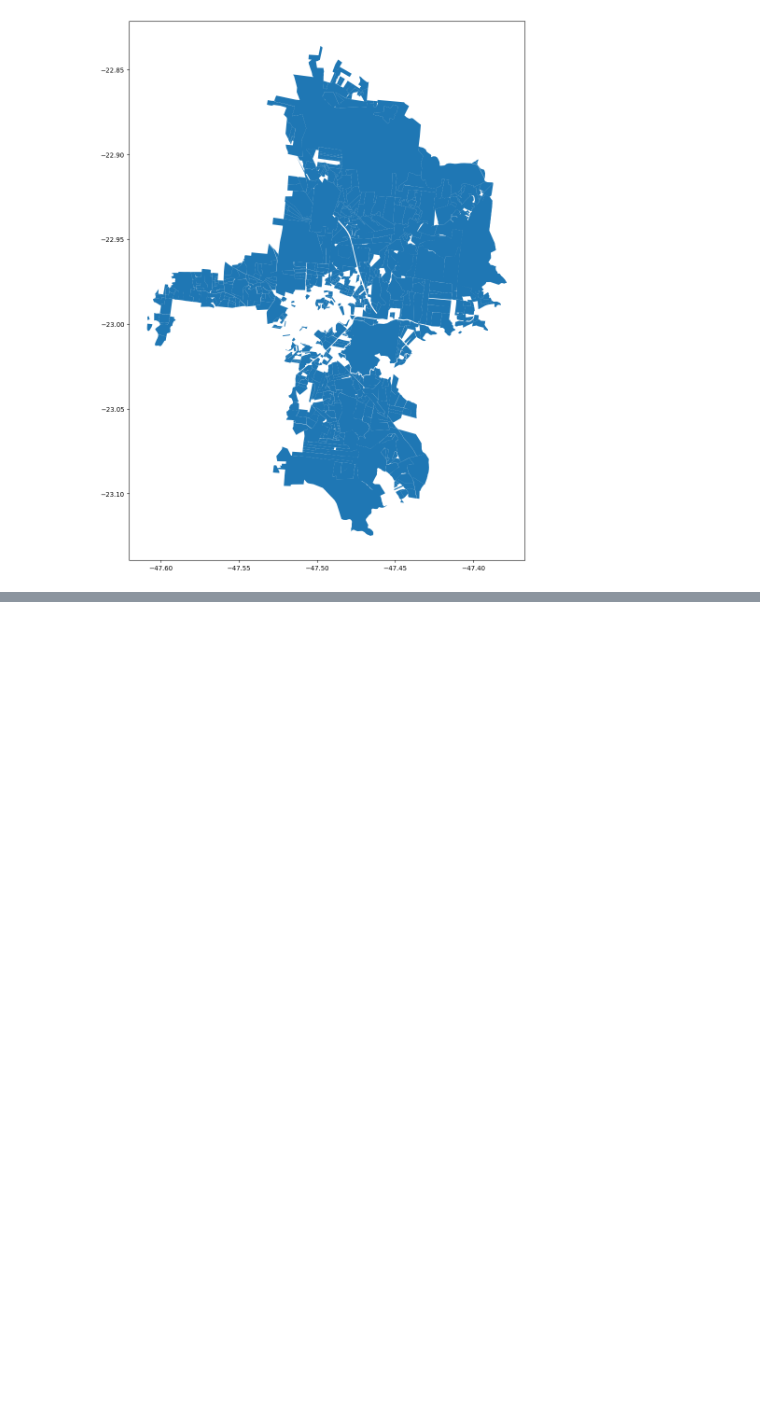
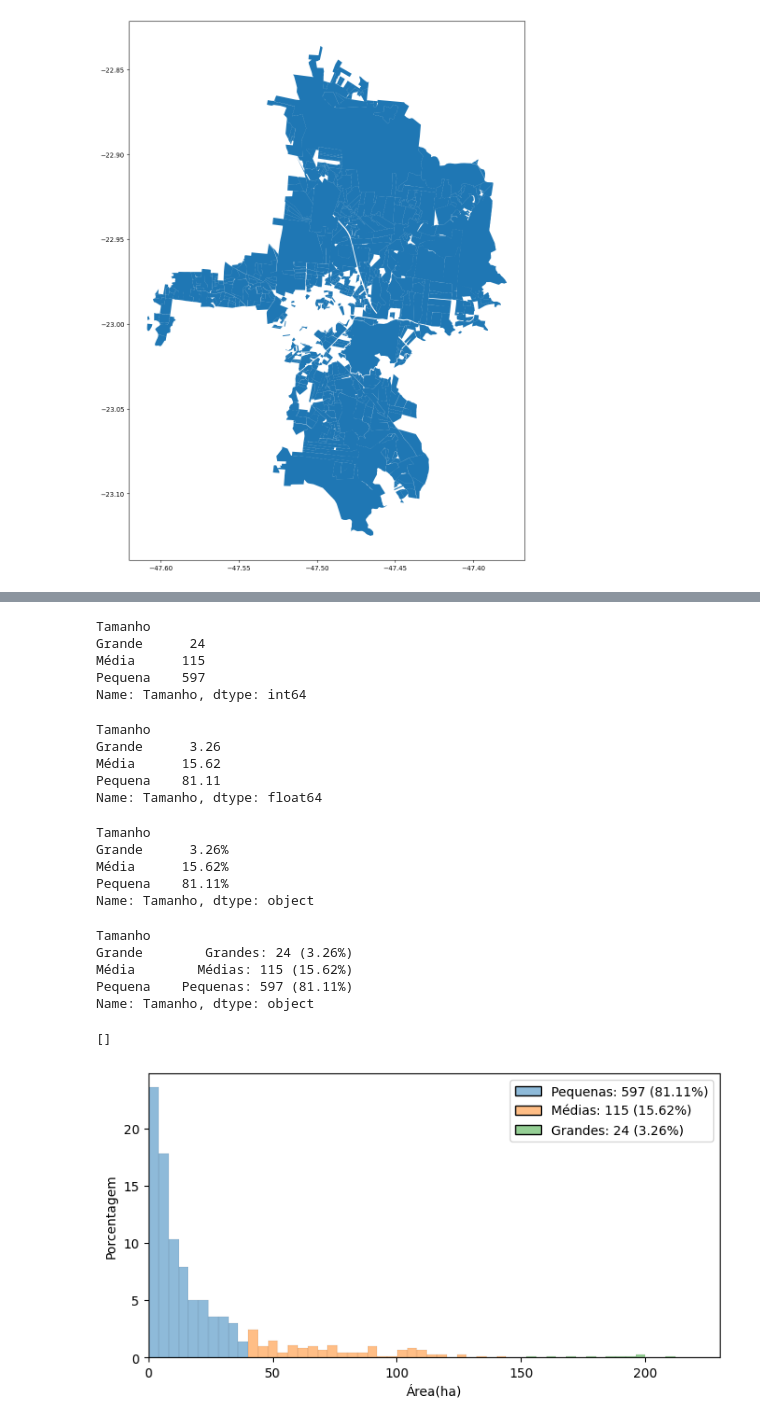
Before and after one commit to pazzi/tcc_ifsp, a Jupyter notebook: src/car_geopandas_imoveis_rurais.ipynb, the cells around one changed output, grey strips where cells are left out. Saved outputs shown, nothing was run; the diff lists cells and outputs as text; code cells hidden in the pictures; blank space fills up the shorter version.

```diff
--- a/src/car_geopandas_imoveis_rurais.ipynb
+++ b/src/car_geopandas_imoveis_rurais.ipynb
@@ -64,0 +61,55 @@ plt.show()
+# %%
+qdes = df.groupby('Tamanho')['Tamanho'].count()
+qdes
+# %% [output]
+Tamanho
+Grande      24
+Média      115
+Pequena    597
+Name: Tamanho, dtype: int64
+# %%
+percs = round(100 * qdes / sum(qdes), 2)
+percs
+# %% [output]
+Tamanho
+Grande      3.26
+Média      15.62
+Pequena    81.11
+Name: Tamanho, dtype: float64
+# %%
+percs = percs.apply(lambda x: f"{x}%")
+percs
+# %% [output]
+Tamanho
+Grande      3.26%
+Média      15.62%
+Pequena    81.11%
+Name: Tamanho, dtype: object
+# %%
+labels = qdes.astype('str') + ' (' + percs + ')'
+labels = labels.index + 's: ' + labels
+labels
+# %% [output]
+Tamanho
+Grande        Grandes: 24 (3.26%)
+Média        Médias: 115 (15.62%)
+Pequena    Pequenas: 597 (81.11%)
+Name: Tamanho, dtype: object
+# %%
+import matplotlib.patheffects as pe
+
+plt.figure(figsize=(8,4))
+g = sns.histplot(df, x='Área(ha)', stat='percent', hue='Tamanho', binwidth=4)
+g.set_xlim(0, 230)
+# g.axvline(40, color=sns.color_palette('pastel')[0])
+# g.axvline(150, color=sns.color_palette('pastel')[1])
+g.set_ylabel("Porcentagem")
+# g.text(20,20,sum(df['Tamanho'] == 'Pequena'), rotation='vertical', ha='center', va='center')
+# g.text(95,20,sum(df['Tamanho'] == 'Média'), rotation='vertical', ha='center', va='center')
+# g.text(900,20,sum(df['Tamanho'] == 'Grande'), rotation='vertical', ha='center', va='center')
+g.legend_.set_title('')
+[ii.set_text(labels[ii.get_text()]) for ii in g.legend_.texts]
+g.plot()
+# %% [output]
+[]
+[figure, added]
```
Also changed, not shown: parts of 10 cells of this notebook.
